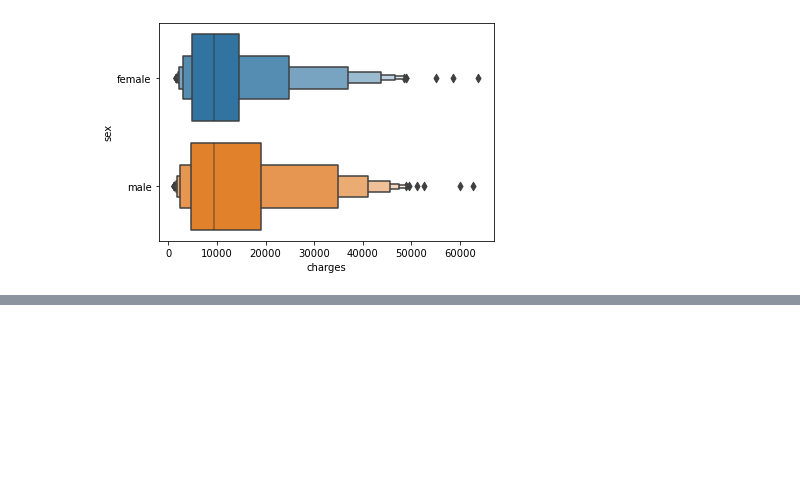
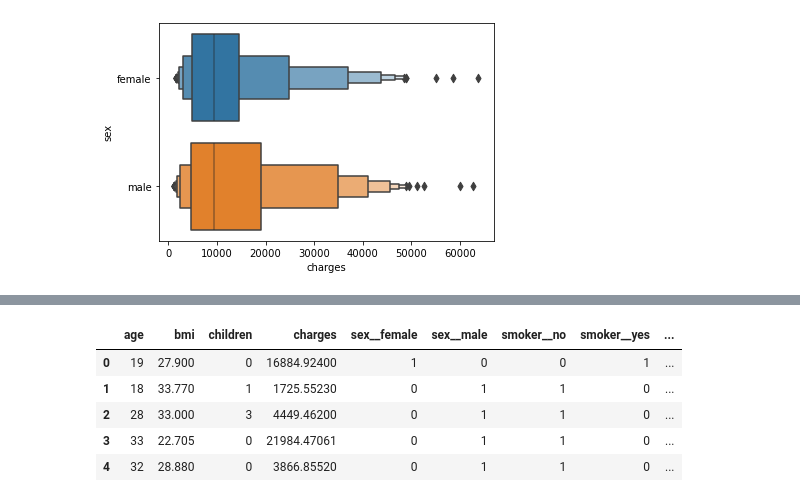
Before and after one commit to ParitoshPalSingh/Medical_Cost_Prediction_Project, a Jupyter notebook: Medical Cost Prediction PolynomialRegression.ipynb, the cells around one changed output, grey strips where cells are left out. Saved outputs shown, nothing was run; the diff lists cells and outputs as text; code cells hidden in the pictures; blank space fills up the shorter version.

```diff
--- a/Medical Cost Prediction PolynomialRegression.ipynb
+++ b/Medical Cost Prediction PolynomialRegression.ipynb
@@ -183,0 +189,19 @@ sns.lmplot(data=df,x='bmi',y='charges',hue='smoker',markers=['o','x'])
+# %%
+## Data Engineering
+
+df_dummies = df.copy()
+
+for i in df_dummies.columns:
+    if df_dummies[i].dtype=='object':
+        dummies = pd.get_dummies(df_dummies[i], prefix=f'{i}_')
+        df_dummies = pd.concat([df_dummies, dummies], axis=1)
+        df_dummies = df_dummies.drop(i,axis=1)
+# %%
+df_dummies.head()
+# %% [output]
+|  | age | bmi | children | charges | sex__female | sex__male | smoker__no | smoker__yes | ... |
+| 0 | 19 | 27.900 | 0 | 16884.92400 | 1 | 0 | 0 | 1 | ... |
+| 1 | 18 | 33.770 | 1 | 1725.55230 | 0 | 1 | 1 | 0 | ... |
+| 2 | 28 | 33.000 | 3 | 4449.46200 | 0 | 1 | 1 | 0 | ... |
+| 3 | 33 | 22.705 | 0 | 21984.47061 | 0 | 1 | 1 | 0 | ... |
+| 4 | 32 | 28.880 | 0 | 3866.85520 | 0 | 1 | 1 | 0 | ... |
```
Also changed, not shown: parts of 4 cells of this notebook.
